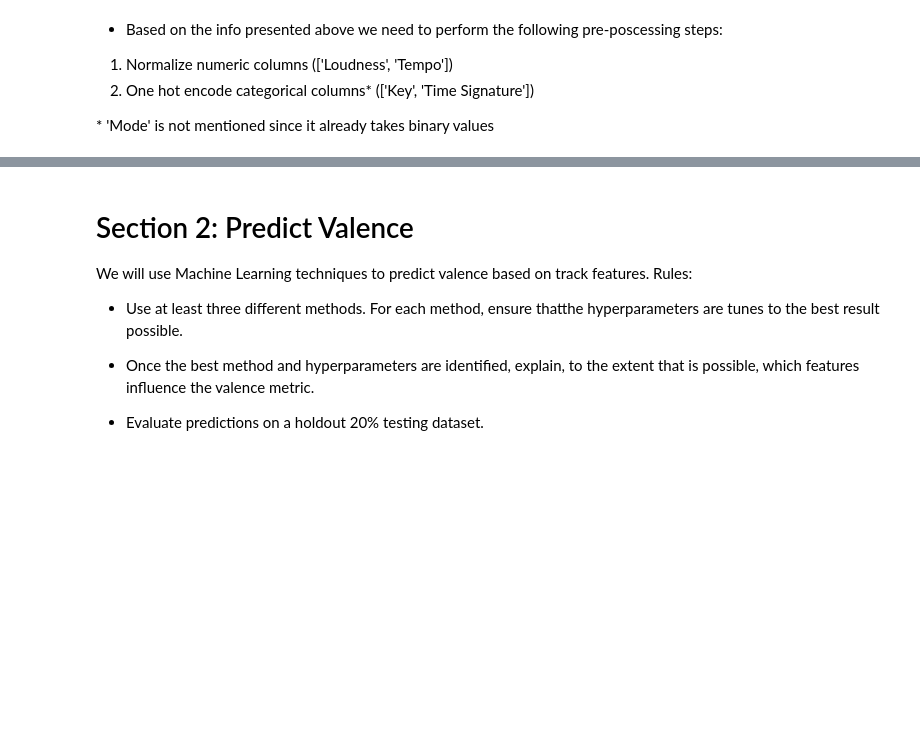
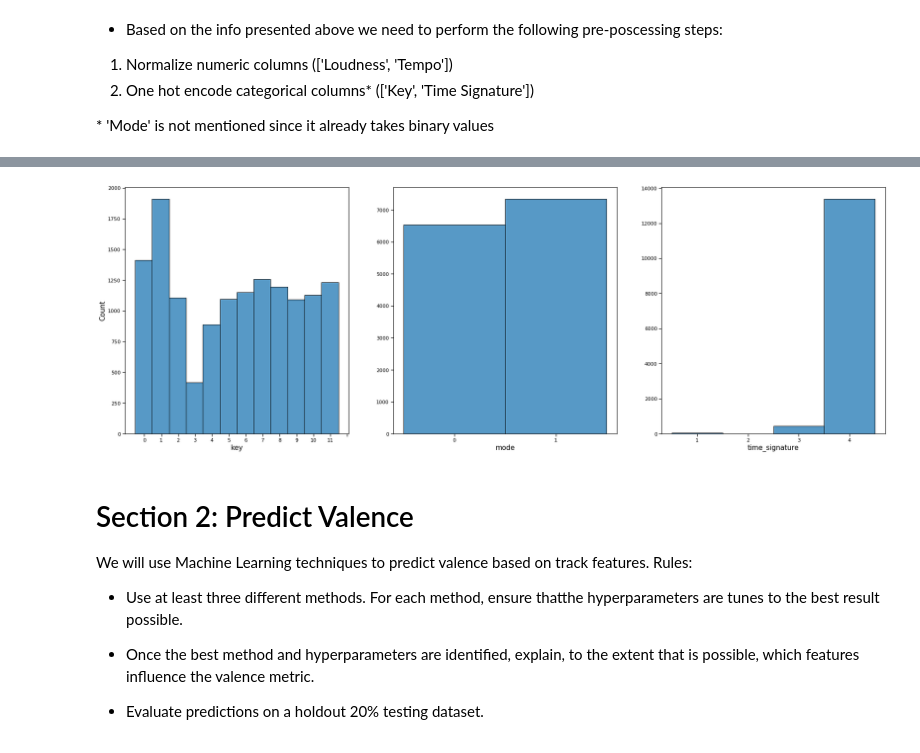
Before and after one commit to geo-chalk/spotify_valence, a Jupyter notebook: spotify_valence.ipynb, the cells around one changed output, grey strips where cells are left out. Cells and saved outputs as stored; diff of their text form; code cells hidden in the pictures; blank space fills up the shorter version.

```diff
--- a/spotify_valence.ipynb
+++ b/spotify_valence.ipynb
@@ -325,3 +360,42 @@ Info about the columns:
+# %%
+# fix styling
+sns.set_context("notebook", rc={"font.size":8,"axes.titlesize":8,"axes.labelsize":15})
+
+# Create columns iterator
+categorical = df.loc[:, df.columns.isin(('key',	'mode',	'time_signature'))].columns
+lst = iter(categorical)
+
+# Create histograms
+fig, axes = plt.subplots(1, 3, figsize=(30, 10))
+
+
+for i, axis in enumerate(axes):
+    try:
+        col = next(lst)
+        bin_num = len(df[col].value_counts())
+        b = sns.histplot(data = df, x=col, bins=bin_num, ax=axis)
+
+        # fix bin position
+        if col == 'time_signature':
+
+            b.set_xticks(np.arange(df[col].value_counts().keys().min()+0.5,bin_num+1, 1))
+            b.set_xticklabels(np.arange(df[col].value_counts().keys().min(),bin_num+1, 1))
+        elif col == 'key':
+            b.set_xticks(np.arange(df[col].value_counts().keys().min()+0.5,bin_num, 0.915))
+            b.set_xticklabels(np.arange(df[col].value_counts().keys().min(),bin_num, 1))
+        else:
+            b.set_xticks([0.25, 0.75])
+            b.set_xticklabels([0,1])
+        # keep only one 'count'
+        if i != 0:
+            b.set_ylabel(None)
+    except IndexError:
+        break
+
+
+_ = sns.reset_orig
+# %% [output]
+[figure, added]
 # %% [markdown]
 # Section 2: Predict Valence
 
```
Also changed, not shown: parts of 6 cells of this notebook.
